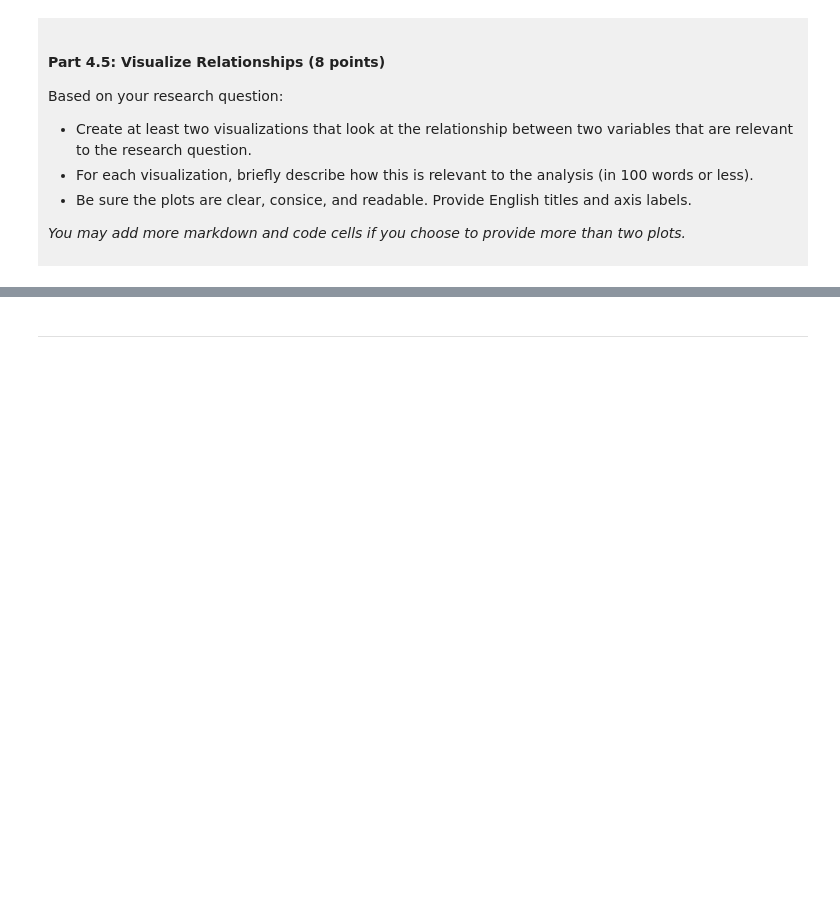
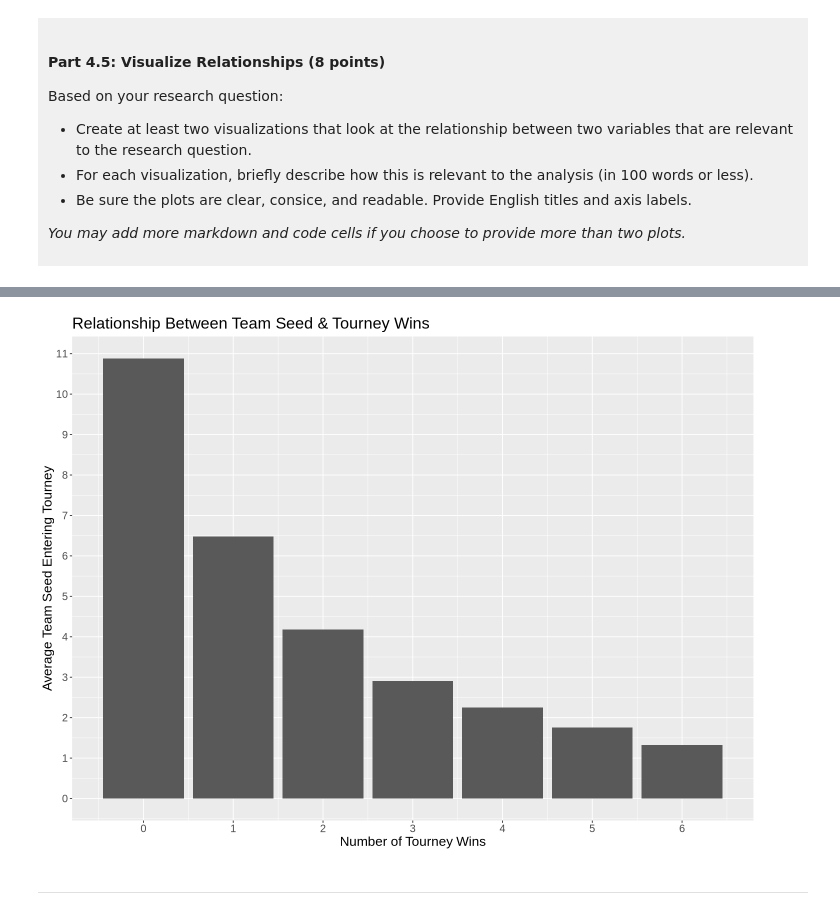
Before and after one commit to m-zha/DSCI-100-PROJECT-MAX-ZHA, a Jupyter notebook: dsci-100-project-notebook.ipynb, the cells around one changed output, grey strips where cells are left out. Cells and saved outputs as stored; diff of their text form; code cells hidden in the pictures; blank space fills up the shorter version.

```diff
--- a/dsci-100-project-notebook.ipynb
+++ b/dsci-100-project-notebook.ipynb
@@ -333,5 +420,22 @@ Visualization 2: %%% EDIT THIS MARKDOWN CELL%%%
 # %%
-### EDIT THIS CODE CELL FOR VISUALIZATION 2###
+options(repr.plot.width=12, repr.plot.height=9)
+
+WMM_plot2<-WMM_data_tidy|>
+    group_by(tourney_wins)|>
+    summarize(mean_seed=mean(seed,na.rm=TRUE))|>
+    ggplot(aes(x=tourney_wins,y=mean_seed))+
+    ggtitle("Relationship Between Team Seed & Tourney Wins")+
+    geom_bar(stat="identity")+
+    scale_x_continuous(breaks=0:6)+
+    scale_y_continuous(breaks=0:12)+
+    labs(
+        x="Number of Tourney Wins",
+        y="Average Team Seed Entering Tourney",
+        )+
+    theme(text=element_text(size=16))
+WMM_plot2
+# %% [output]
+[figure, added]
 # %% [markdown]
 ------
 # %% [markdown]
```
Also changed, not shown: parts of 11 cells of this notebook.
